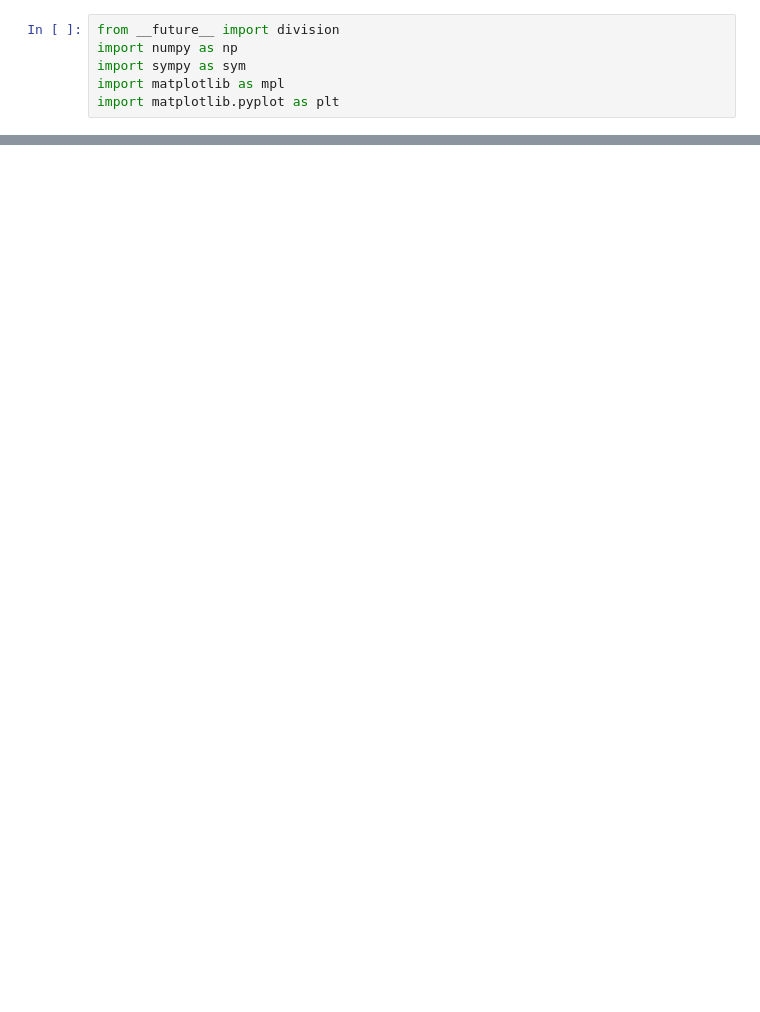
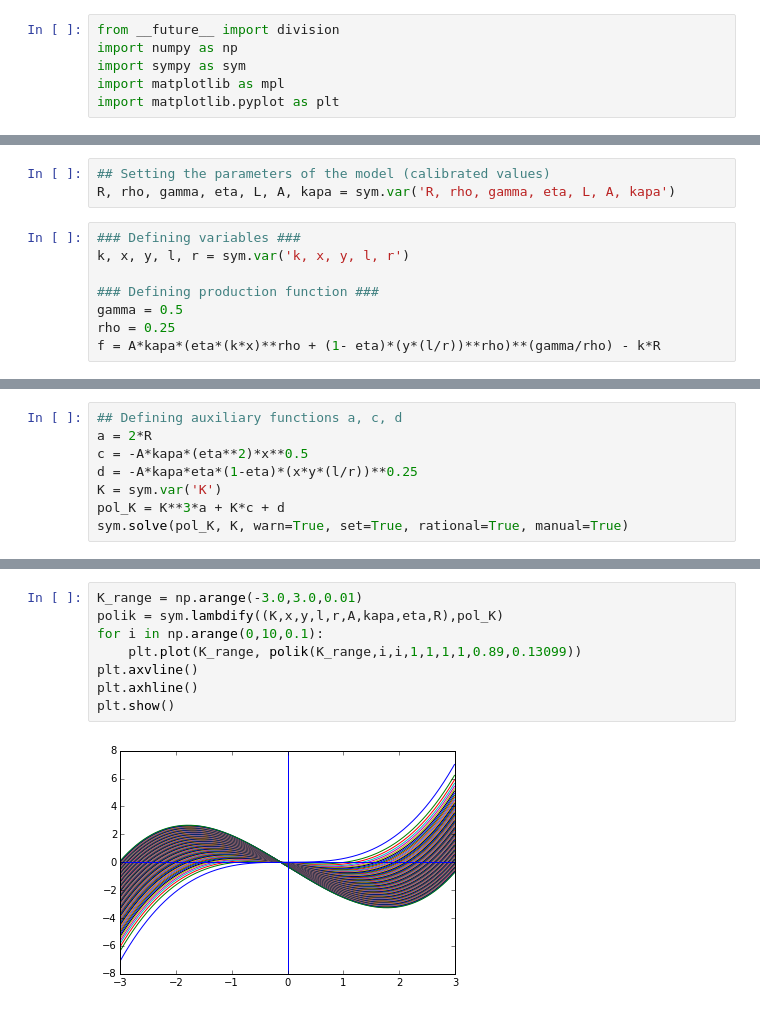
Before and after one commit to davidrpugh/assortative-matching-large-firms, a Jupyter notebook: Capital.ipynb, the cells around one changed output, grey strips where cells are left out. Drawn from its saved outputs; the diff is of its cells as text; blank space fills up the shorter version.

```diff
--- a/Capital.ipynb
+++ b/Capital.ipynb
@@ -129,0 +7,11 @@ final_k.diff(y, theta).simplify()
+# %%
+## Setting the parameters of the model (calibrated values)
+R, rho, gamma, eta, L, A, kapa = sym.var('R, rho, gamma, eta, L, A, kapa')
+# %%
+### Defining variables ###
+k, x, y, l, r = sym.var('k, x, y, l, r')
+
+### Defining production function ###
+gamma = 0.5
+rho = 0.25
+f = A*kapa*(eta*(k*x)**rho + (1- eta)*(y*(l/r))**rho)**(gamma/rho) - k*R
@@ -129,0 +33,8 @@ final_k.diff(y, theta).simplify()
+# %%
+## Defining auxiliary functions a, c, d
+a = 2*R
+c = -A*kapa*(eta**2)*x**0.5
+d = -A*kapa*eta*(1-eta)*(x*y*(l/r))**0.25
+K = sym.var('K')
+pol_K = K**3*a + K*c + d
+sym.solve(pol_K, K, warn=True, set=True, rational=True, manual=True)
@@ -129,0 +49,10 @@ final_k.diff(y, theta).simplify()
+# %%
+K_range = np.arange(-3.0,3.0,0.01)
+polik = sym.lambdify((K,x,y,l,r,A,kapa,eta,R),pol_K)
+for i in np.arange(0,10,0.1):
+    plt.plot(K_range, polik(K_range,i,i,1,1,1,1,0.89,0.13099))
+plt.axvline()
+plt.axhline()
+plt.show()
+# %% [output]
+[figure, added]
```
Also changed, not shown: parts of 57 cells of this notebook, 1 other file.
